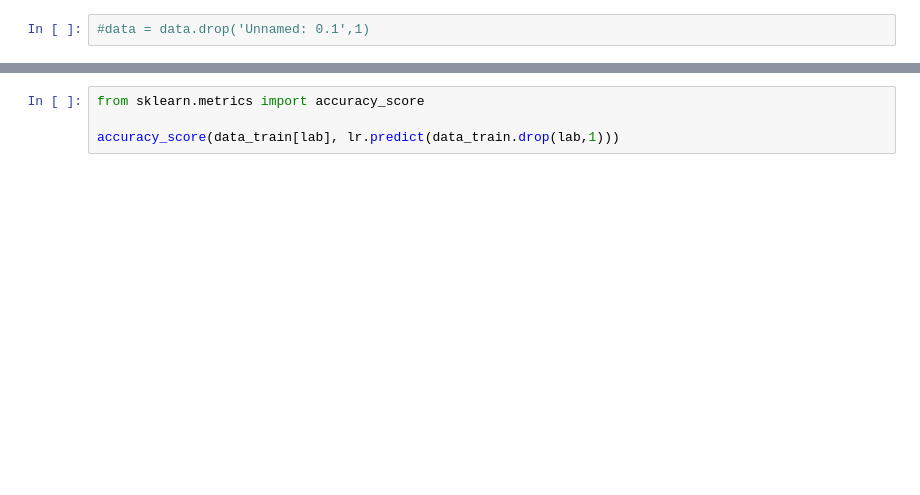
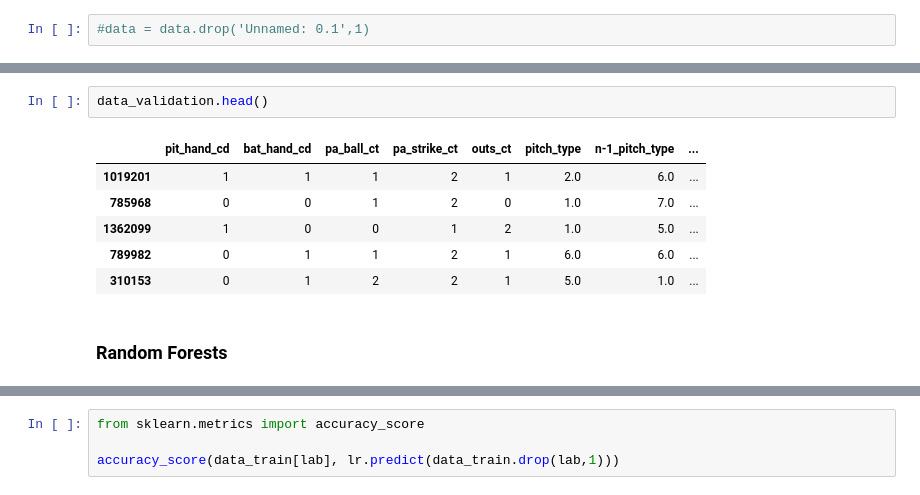
Before and after one commit to davidehamil/BaseballsAndBooleans_NYU-CDS, a Jupyter notebook: Project_modeling.ipynb, the cells around one changed output, grey strips where cells are left out. Drawn from its saved outputs; the diff is of its cells as text; blank space fills up the shorter version.

```diff
--- a/Project_modeling.ipynb
+++ b/Project_modeling.ipynb
@@ -40,3 +67,14 @@ lab = 'pitch_type'
+# %%
+data_validation.head()
+# %% [output]
+|  | pit_hand_cd | bat_hand_cd | pa_ball_ct | pa_strike_ct | outs_ct | pitch_type | n-1_pitch_type | ... |
+| 1019201 | 1 | 1 | 1 | 2 | 1 | 2.0 | 6.0 | ... |
+| 785968 | 0 | 0 | 1 | 2 | 0 | 1.0 | 7.0 | ... |
+| 1362099 | 1 | 0 | 0 | 1 | 2 | 1.0 | 5.0 | ... |
+| 789982 | 0 | 1 | 1 | 2 | 1 | 6.0 | 6.0 | ... |
+| 310153 | 0 | 1 | 2 | 2 | 1 | 5.0 | 1.0 | ... |
+# %% [markdown]
+### Random Forests
 # %%
 #random forest
 rf_clf = RandomForestClassifier(n_estimators=100, criterion='entropy', oob_score = True, n_jobs = -1,random_state =50,
```
Also changed, not shown: parts of 25 cells of this notebook, 1 other file.
